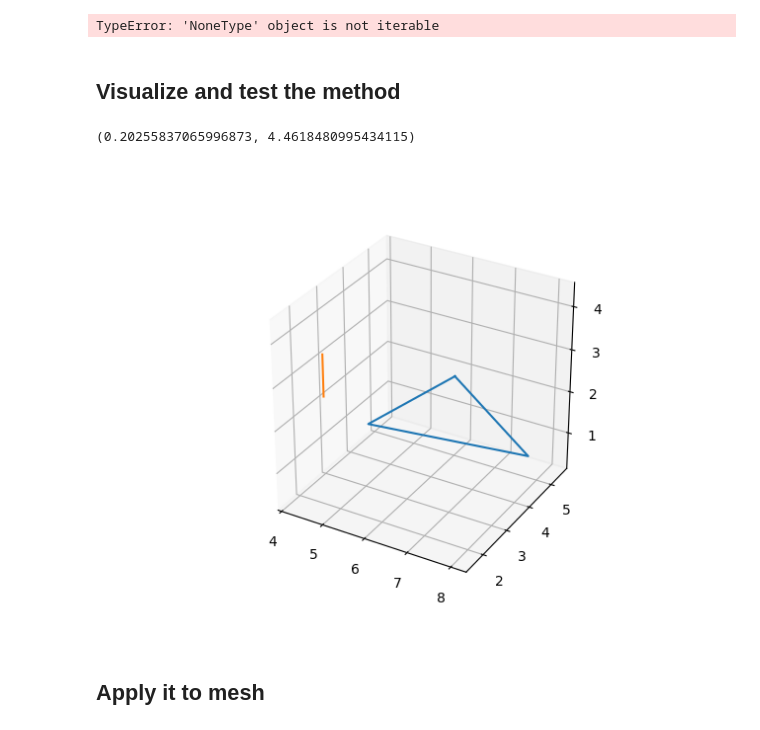
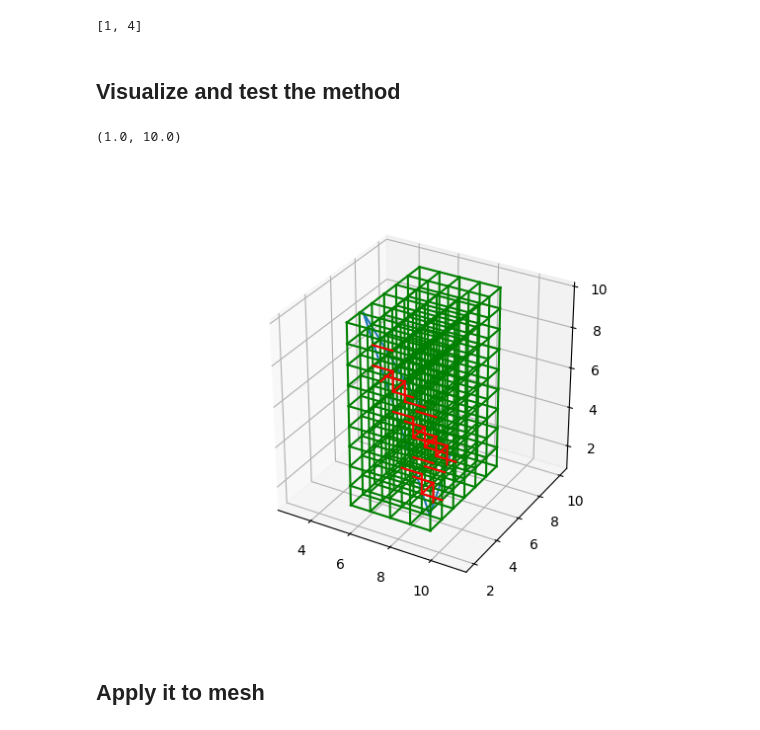
Before and after one commit to Mehdi5578/3DPU_Plateau_Problem, a Jupyter notebook: Block_edges/block_edges.ipynb, the cells around one changed output. Saved outputs shown, nothing was run; the diff lists cells and outputs as text; code cells hidden in the pictures.

Commit message:
the edges are now completly blocked

```diff
--- a/Block_edges/block_edges.ipynb
+++ b/Block_edges/block_edges.ipynb
@@ -25,9 +25,9 @@ for _ in range(10000):
     pt_internes.append(New_pt)
 # %%
 k = [1,4,3]
-tuple(k.remove(k[1]))
+k[:2]+k[3:]
 # %% [output]
-TypeError: 'NoneType' object is not iterable
+[1, 4]
 # %%
 def projection(Tr,P):
     "projete le point x sur le triangle tr"
@@ -97,39 +97,48 @@ ax = fig.add_subplot(111, projection='3d')
 ax.set_aspect('equal')
 
 
 xs = [ind[0] for ind in tr] + [tr[0][0]]
 ys = [ind[1] for ind in tr] + [tr[0][1]]
 zs = [ind[2] for ind in tr] + [tr[0][2]]
 ax.plot(xs,ys,zs)
 
 X = X + list(xs)
 Y = Y + list(ys)
 Z = Z + list(zs)
 
 
-ax.plot([P[0],Q[0]],[P[1],Q[1]],[P[2],Q[2]])
 
-X= X + [P[0],Q[0]]
-Y = Y +[P[1],Q[1]]
-Z = Z + [P[2],Q[2]]
+for (P,Q) in detect_edges(tr):
+    ax.plot([P[0],Q[0]],[P[1],Q[1]],[P[2],Q[2]],color='green')
+
+    X= X + [P[0],Q[0]]
+    Y = Y +[P[1],Q[1]]
+    Z = Z + [P[2],Q[2]]
+
+for (P,Q) in S:
+    ax.plot([P[0],Q[0]],[P[1],Q[1]],[P[2],Q[2]],color='red')
+
+    X= X + [P[0],Q[0]]
+    Y = Y +[P[1],Q[1]]
+    Z = Z + [P[2],Q[2]]
 
 X = np.array(X)
 Y = np.array(Y)
 Z = np.array(Z)
 max_range = np.array([X.max()-X.min(), Y.max()-Y.min(), Z.max()-Z.min()]).max() / 2.0
 
 mid_x = (X.max()+X.min()) * 0.5
 mid_y = (Y.max()+Y.min()) * 0.5
 mid_z = (Z.max()+Z.min()) * 0.5
 
 ax.grid(True)
 
 ax.set_xlim(mid_x - max_range, mid_x + max_range)
 ax.set_ylim(mid_y - max_range, mid_y + max_range)
 ax.set_zlim(mid_z - max_range, mid_z + max_range)
 # %% [output]
-(0.20255837065996873, 4.4618480995434115)
+(1.0, 10.0)
-[figure, old version]
+[figure, new version]
 # %%
 cpt = 0
 #Calcul du vecteur normal
```
Also changed, not shown: parts of 2 cells of this notebook, 1 other file.
